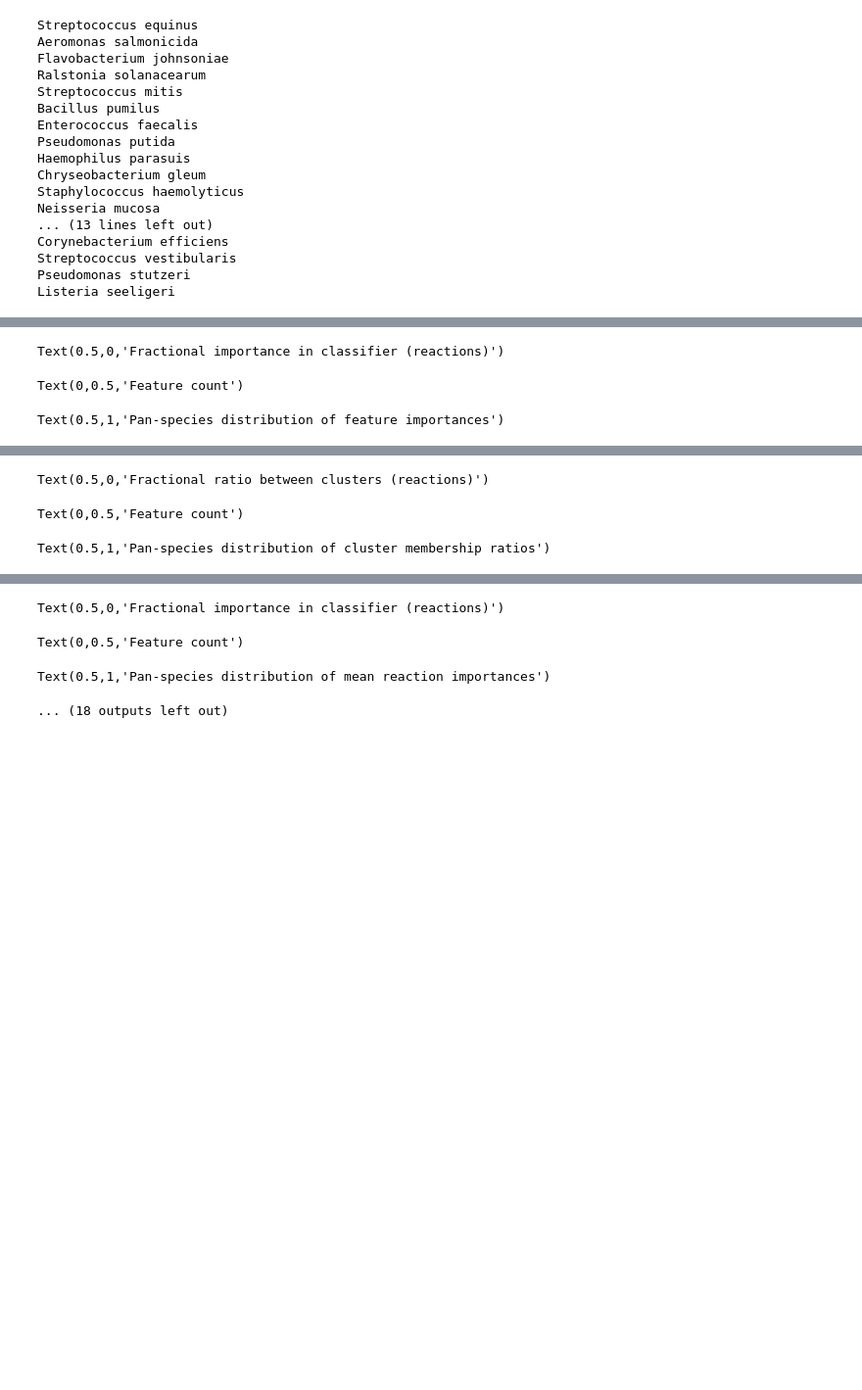
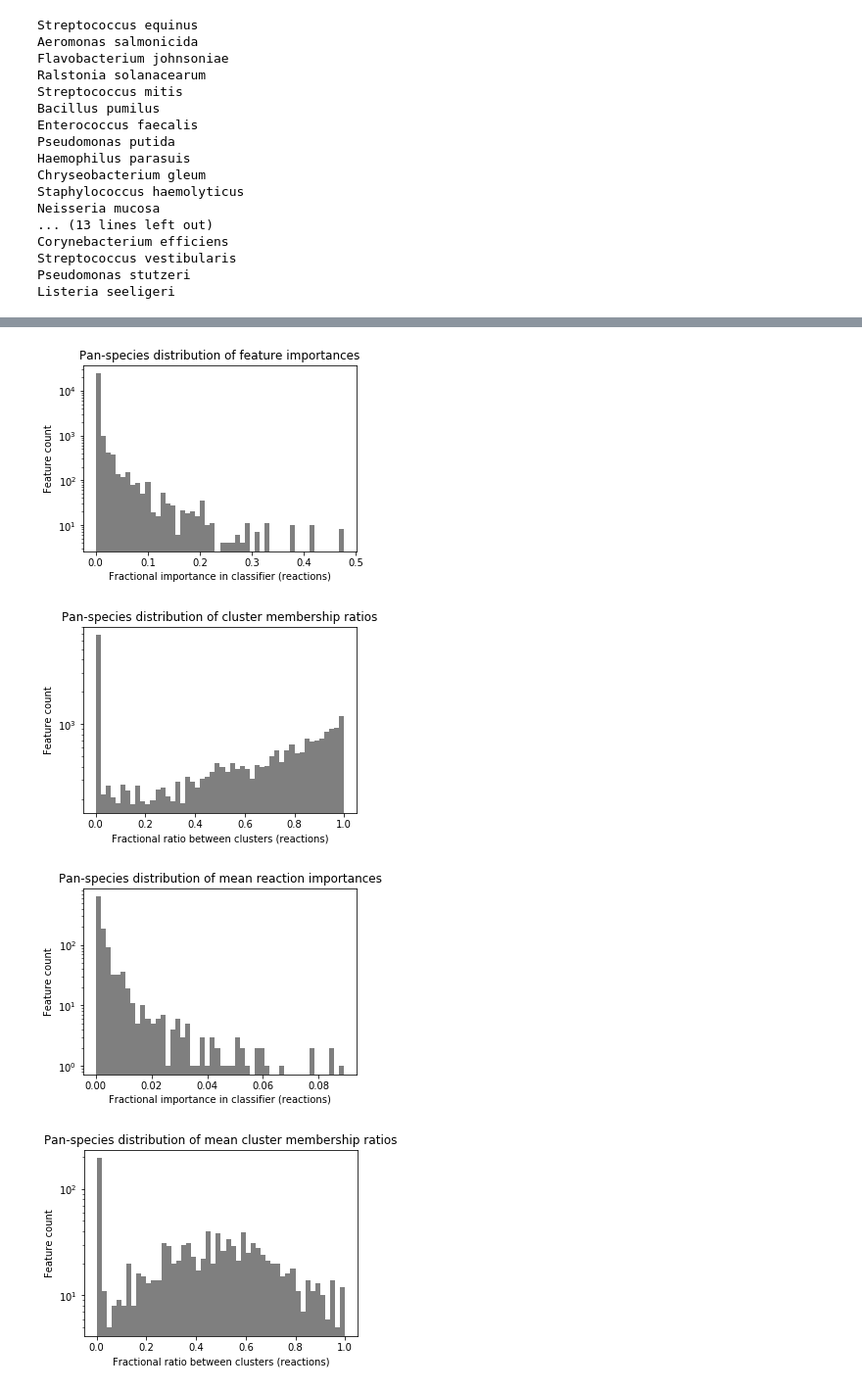
Before and after one commit to gregmedlock/ssl_ensembles, a Jupyter notebook: bin/curation_targets.ipynb, the cells around one changed output, grey strips where cells are left out. Shown at 98% size. Saved outputs shown, nothing was run; the diff lists cells and outputs as text; code cells hidden in the pictures; blank space fills up the shorter version.

Commit message:
initial compilation of pan-species and within-species curation targets

```diff
--- a/bin/curation_targets.ipynb
+++ b/bin/curation_targets.ipynb
@@ -160,7 +175,7 @@ fig,ax = plt.subplots()
 vals = []
 for r in reaction_fractional_importances.keys():
     vals.extend(reaction_fractional_importances[r])
-ax.hist(vals,bins=50)
+ax.hist(vals,bins=50, color='black', alpha = 0.5)
 plt.yscale('log', basey=10)
 ax.set_xlabel('Fractional importance in classifier (reactions)')
 ax.set_ylabel('Feature count')
@@ -173,7 +188,7 @@ fig,ax = plt.subplots()
 vals = []
 for r in reaction_fractional_ratio.keys():
     vals.extend(reaction_fractional_ratio[r])
-ax.hist(vals,bins=50)
+ax.hist(vals,bins=50, color='black', alpha = 0.5)
 plt.yscale('log', basey=10)
 ax.set_xlabel('Fractional ratio between clusters (reactions)')
 ax.set_ylabel('Feature count')
@@ -188,7 +203,7 @@ fig,ax = plt.subplots()
 vals = []
 for r in mean_fractional_importances.keys():
     vals.extend([mean_fractional_importances[r]])
-ax.hist(vals,bins=50)
+ax.hist(vals,bins=50, color='black', alpha = 0.5)
 plt.yscale('log', basey=10)
 ax.set_xlabel('Fractional importance in classifier (reactions)')
 ax.set_ylabel('Feature count')
@@ -201,7 +216,7 @@ fig,ax = plt.subplots()
 vals = []
 for r in mean_fractional_ratios.keys():
     vals.extend([mean_fractional_ratios[r]])
-ax.hist(vals,bins=50)
+ax.hist(vals,bins=50, color='black', alpha = 0.5)
 plt.yscale('log', basey=10)
 ax.set_xlabel('Fractional ratio between clusters (reactions)')
 ax.set_ylabel('Feature count')
@@ -217,7 +232,7 @@ fig,ax = plt.subplots()
 vals = []
 for m in mean_met_importances.keys():
     vals.extend([mean_met_importances[m]])
-ax.hist(vals,bins=50)
+ax.hist(vals,bins=50, color='black', alpha = 0.5)
 plt.yscale('log', basey=10)
 ax.set_xlabel('Fractional importance in classifier (metabolites)')
 ax.set_ylabel('Feature count')
@@ -230,7 +245,7 @@ fig,ax = plt.subplots()
 vals = []
 for m in mean_met_ratios.keys():
     vals.extend([mean_met_ratios[m]])
-ax.hist(vals,bins=50)
+ax.hist(vals,bins=50, color='black', alpha = 0.5)
 plt.yscale('log', basey=10)
 ax.set_xlabel('Fractional ratio between clusters (metabolites)')
 ax.set_ylabel('Feature count')
@@ -238,4 +253,48 @@ ax.set_title('Pan-species distribution of mean cluster membership ratios')
 fig.set_size_inches(5,3.5)
 
 plt.savefig('../results/curation_target_plots/metabolite_ratio_distribution_SEED.svg')
+
+
+fig,ax = plt.subplots()
+vals = []
+for r in reaction_fractional_ratio.keys():
+    vals.extend(reaction_fractional_ratio[r])
+ax.hist(vals,bins=50, color='black', alpha = 0.5)
+plt.yscale('log', basey=10)
+ax.set_xlabel('Fractional ratio between clusters (reactions)')
+ax.set_ylabel('Feature count')
+ax.set_title('Pan-species distribution of cluster membership ratios')
+fig.set_size_inches(5,3.5)
+
+plt.savefig('../results/curation_target_plots/feature_ratio_distribution_SEED.svg')
+
+## Plot means for reactions, this time filtered by reactions gapfilled for at least 5 species
+
+fig,ax = plt.subplots()
+vals = []
+for r in mean_fractional_importances.keys():
+    if reaction_model_counts[r] > 4:
+        vals.extend([mean_fractional_importances[r]])
+ax.hist(vals,bins=50, color='black', alpha = 0.5)
+plt.yscale('log', basey=10)
+ax.set_xlabel('Fractional importance in classifier (reactions)')
+ax.set_ylabel('Feature count')
+ax.set_title('Pan-species distribution of mean reaction importances')
+fig.set_size_inches(5,3.5)
+
+plt.savefig('../results/curation_target_plots/reaction_mean_importance_5spec_SEED.svg')
+
+fig,ax = plt.subplots()
+vals = []
+for r in mean_fractional_ratios.keys():
+    if reaction_model_counts[r] > 4:
+        vals.extend([mean_fractional_ratios[r]])
+ax.hist(vals,bins=50, color='black', alpha = 0.5)
+plt.yscale('log', basey=10)
+ax.set_xlabel('Fractional ratio between clusters (reactions)')
+ax.set_ylabel('Feature count')
+ax.set_title('Pan-species distribution of mean cluster membership ratios')
+fig.set_size_inches(5,3.5)
+
+plt.savefig('../results/curation_target_plots/reaction_mean_ratio_5spec_SEED.svg')
 # %% [output]
@@ -259,3 +300,0 @@ plt.savefig('../results/curation_target_plots/metabolite_ratio_distribution_SEED
-Text(0.5,0,'Fractional importance in classifier (reactions)')
-Text(0,0.5,'Feature count')
-Text(0.5,1,'Pan-species distribution of feature importances')
@@ -279,3 +300,0 @@ Text(0.5,1,'Pan-species distribution of feature importances')
-Text(0.5,0,'Fractional ratio between clusters (reactions)')
-Text(0,0.5,'Feature count')
-Text(0.5,1,'Pan-species distribution of cluster membership ratios')
@@ -300,4 +301,4 @@ Text(0.5,1,'Pan-species distribution of cluster membership ratios')
-Text(0.5,0,'Fractional importance in classifier (reactions)')
-Text(0,0.5,'Feature count')
-Text(0.5,1,'Pan-species distribution of mean reaction importances')
-... (18 outputs left out)
+[figure, added]
+[figure, added]
+[figure, added]
+[figure, added]
```
Also changed, not shown: parts of 7 cells of this notebook, 38 other files.
